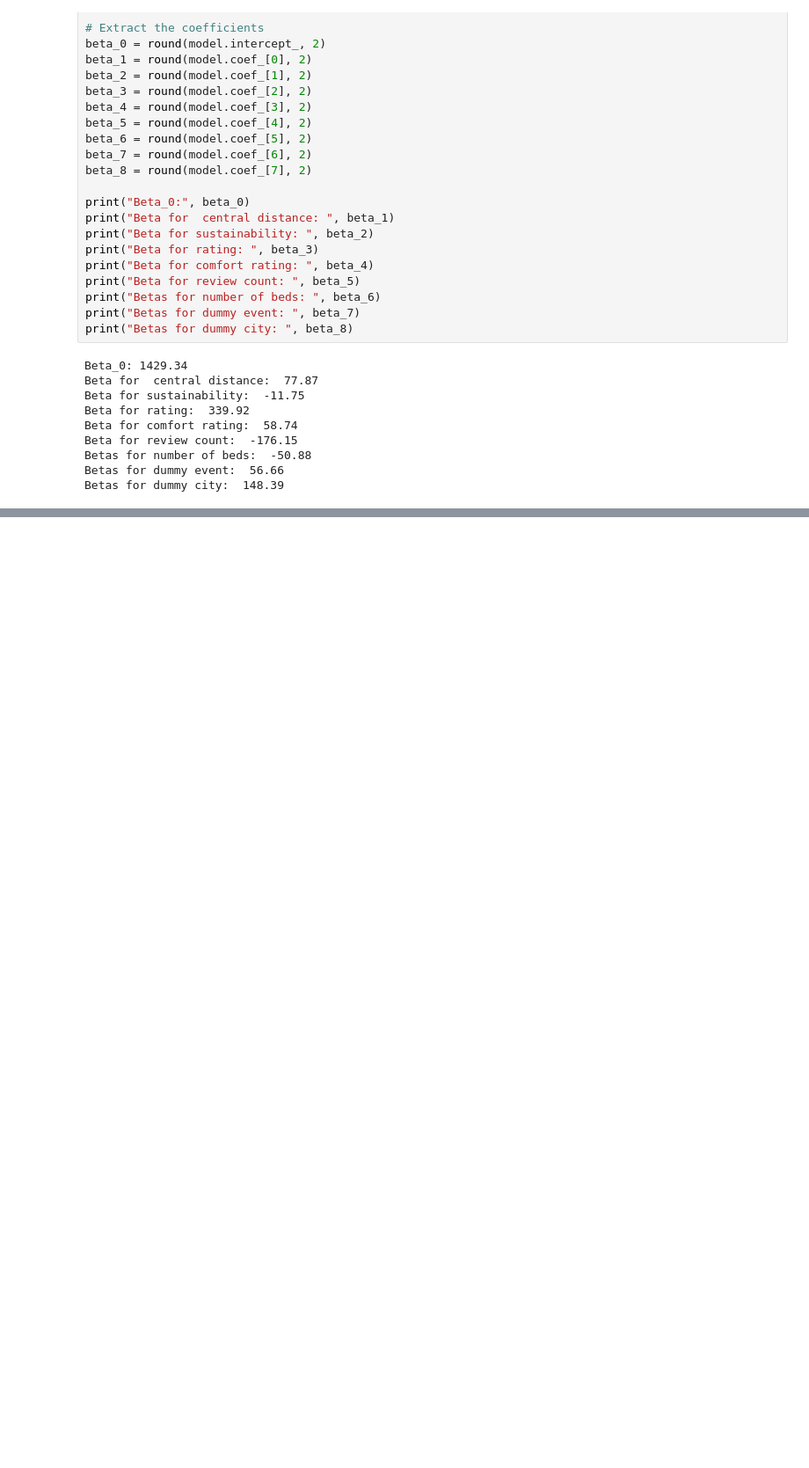
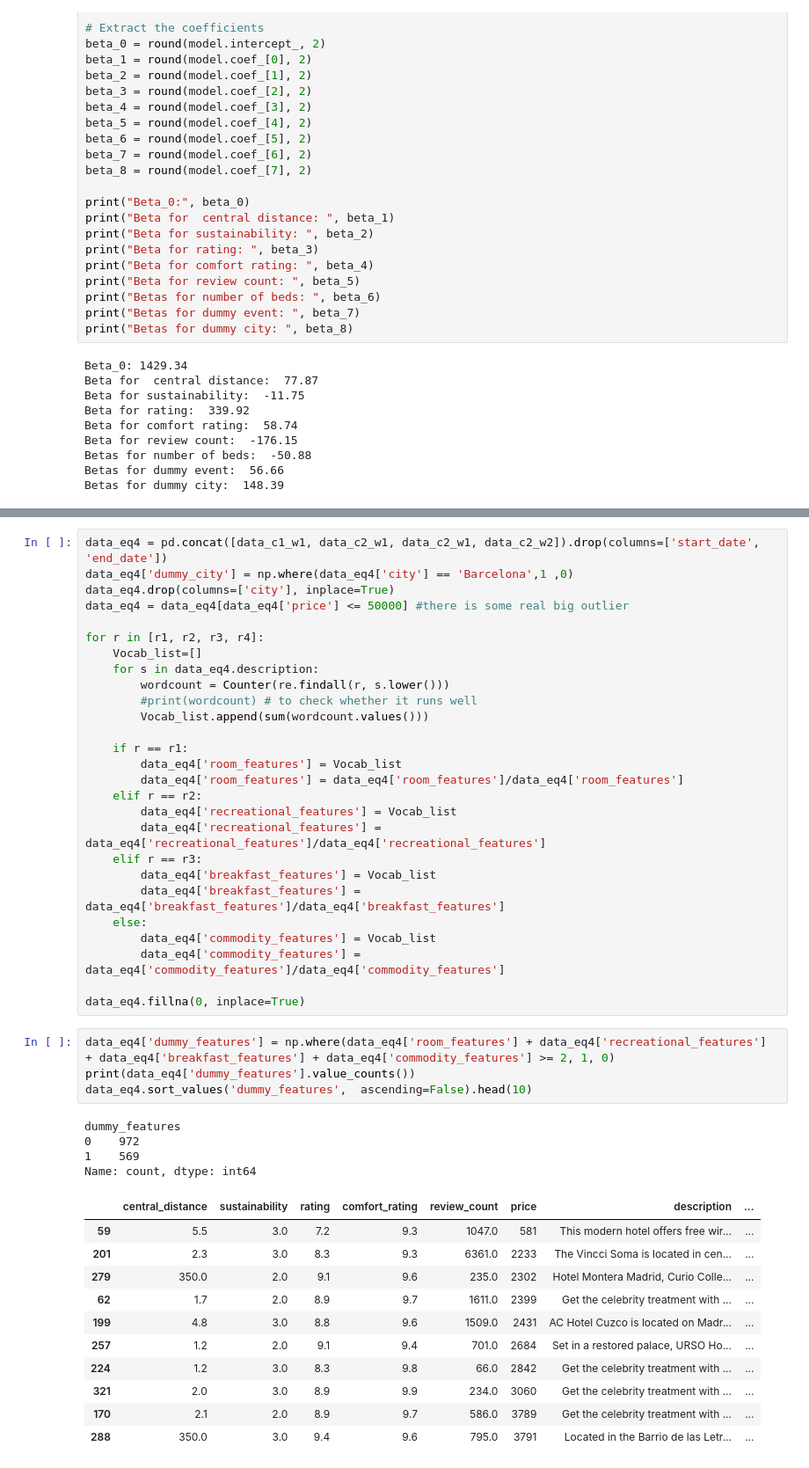
Before and after one commit to pereperi/booking_scraping, a Jupyter notebook: JO_scraping_BCN_MAD.ipynb, the cells around one changed output, grey strips where cells are left out. Shown at 88% size. Drawn from its saved outputs; the diff is of its cells as text; blank space fills up the shorter version.

```diff
--- a/JO_scraping_BCN_MAD.ipynb
+++ b/JO_scraping_BCN_MAD.ipynb
@@ -1227,0 +1263,47 @@ Betas for dummy city:  148.39
+# %%
+data_eq4 = pd.concat([data_c1_w1, data_c2_w1, data_c2_w1, data_c2_w2]).drop(columns=['start_date', 'end_date'])
+data_eq4['dummy_city'] = np.where(data_eq4['city'] == 'Barcelona',1 ,0)
+data_eq4.drop(columns=['city'], inplace=True)
+data_eq4 = data_eq4[data_eq4['price'] <= 50000] #there is some real big outlier
+
+for r in [r1, r2, r3, r4]:
+    Vocab_list=[]
+    for s in data_eq4.description:
+        wordcount = Counter(re.findall(r, s.lower()))
+        #print(wordcount) # to check whether it runs well
+        Vocab_list.append(sum(wordcount.values()))
+
+    if r == r1:
+        data_eq4['room_features'] = Vocab_list
+        data_eq4['room_features'] = data_eq4['room_features']/data_eq4['room_features']
+    elif r == r2:
+        data_eq4['recreational_features'] = Vocab_list
+        data_eq4['recreational_features'] = data_eq4['recreational_features']/data_eq4['recreational_features']
+    elif r == r3:
+        data_eq4['breakfast_features'] = Vocab_list
+        data_eq4['breakfast_features'] = data_eq4['breakfast_features']/data_eq4['breakfast_features']
+    else:
+        data_eq4['commodity_features'] = Vocab_list
+        data_eq4['commodity_features'] = data_eq4['commodity_features']/data_eq4['commodity_features']
+
+data_eq4.fillna(0, inplace=True)
+# %%
+data_eq4['dummy_features'] = np.where(data_eq4['room_features'] + data_eq4['recreational_features'] + data_eq4['breakfast_features'] + data_eq4['commodity_features'] >= 2, 1, 0)
+print(data_eq4['dummy_features'].value_counts())
+data_eq4.sort_values('dummy_features',  ascending=False).head(10)
+# %% [output]
+dummy_features
+0    972
+1    569
+Name: count, dtype: int64
+|  | central_distance | sustainability | rating | comfort_rating | review_count | price | description | ... |
+| 59 | 5.5 | 3.0 | 7.2 | 9.3 | 1047.0 | 581 | This modern hotel offers free wir... | ... |
+| 201 | 2.3 | 3.0 | 8.3 | 9.3 | 6361.0 | 2233 | The Vincci Soma is located in cen... | ... |
+| 279 | 350.0 | 2.0 | 9.1 | 9.6 | 235.0 | 2302 | Hotel Montera Madrid, Curio Colle... | ... |
+| 62 | 1.7 | 2.0 | 8.9 | 9.7 | 1611.0 | 2399 | Get the celebrity treatment with ... | ... |
+| 199 | 4.8 | 3.0 | 8.8 | 9.6 | 1509.0 | 2431 | AC Hotel Cuzco is located on Madr... | ... |
+| 257 | 1.2 | 2.0 | 9.1 | 9.4 | 701.0 | 2684 | Set in a restored palace, URSO Ho... | ... |
+| 224 | 1.2 | 3.0 | 8.3 | 9.8 | 66.0 | 2842 | Get the celebrity treatment with ... | ... |
+| 321 | 2.0 | 3.0 | 8.9 | 9.9 | 234.0 | 3060 | Get the celebrity treatment with ... | ... |
+| 170 | 2.1 | 2.0 | 8.9 | 9.7 | 586.0 | 3789 | Get the celebrity treatment with ... | ... |
+| 288 | 350.0 | 3.0 | 9.4 | 9.6 | 795.0 | 3791 | Located in the Barrio de las Letr... | ... |
```
Also changed, not shown: parts of 9 cells of this notebook.
